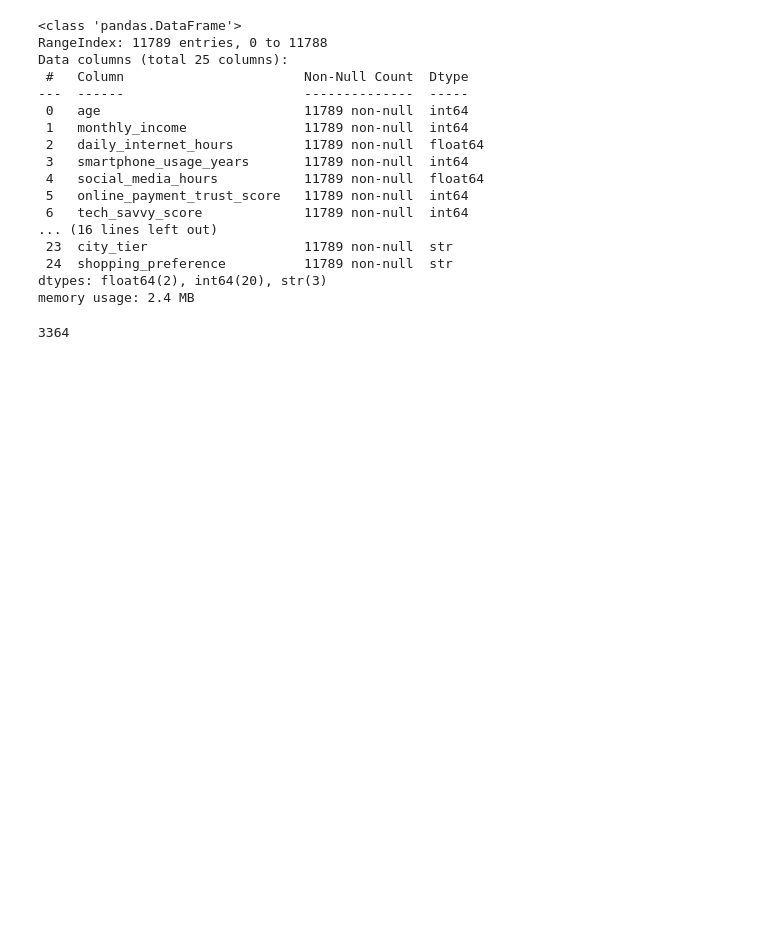
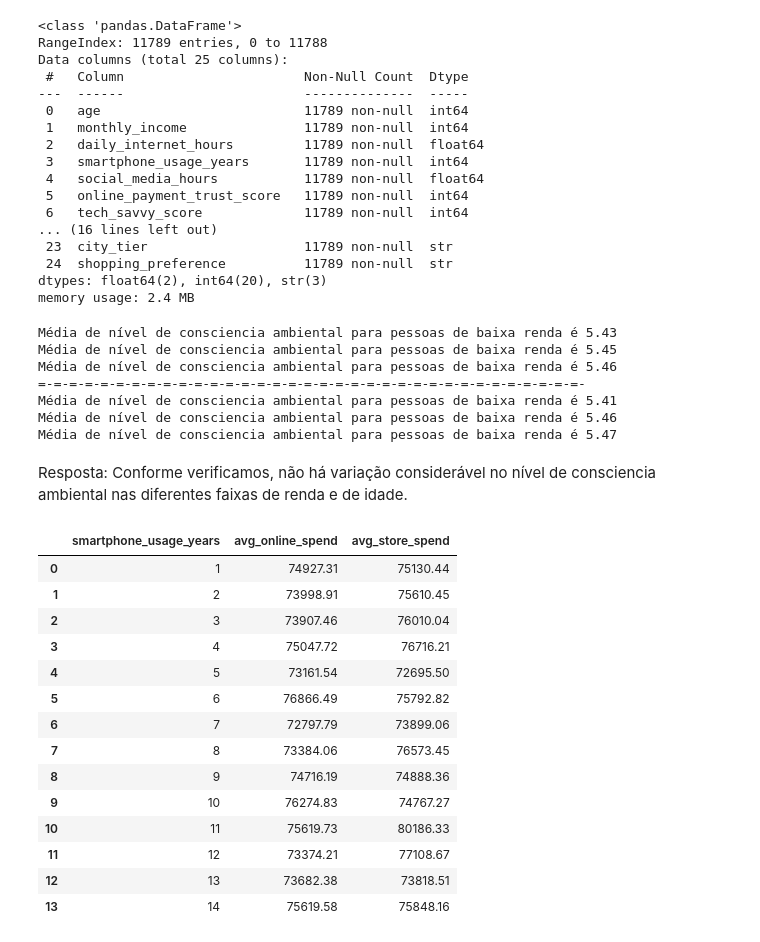
Before and after one commit to Tianeto/projeto_final_tec_prog, a Jupyter notebook: projeto_analise_compras.ipynb, the cells around one changed output. Saved outputs shown, nothing was run; the diff lists cells and outputs as text; code cells hidden in the pictures; blank space fills up the shorter version.

```diff
--- a/projeto_analise_compras.ipynb
+++ b/projeto_analise_compras.ipynb
@@ -18,3 +18,6 @@ compras.head()
 | 3 | 32 | 53170 | 6.4 | 11 | 0.7 | ... |
 | 4 | 60 | 244016 | 6.0 | 5 | 0.7 | ... |
 5 rows × 25 columns
+# %%
+compras['city_tier'] = compras['city_tier'].str.replace('Tier ', '')
+compras.head()
@@ -109,8 +121,67 @@ compras['age'].sort_values().unique()
 # Faixa 2 - 36 a 55 anos
 # Faixa 3 - 56 a 79 anos
 faixa1 = compras['age'] <= 35
-print(faixa1.sum())
+faixa2 = (compras['age'] >= 36) & (compras['age'] <= 55)
+faixa3 = (compras['age'] >= 56) & (compras['age'] <= 79)
+
+#Calculando a media do nível de consciencia ambiental por faixa etária
+media_consc_ambiental_f1 = compras[faixa1]['environmental_awareness'].mean().round(2)
+media_consc_ambiental_f2 = compras[faixa2]['environmental_awareness'].mean().round(2)
+media_consc_ambiental_f3 = compras[faixa3]['environmental_awareness'].mean().round(2)
+print(f'Média de nível de consciencia ambiental para pessoas de baixa renda é {media_consc_ambiental_f1}')
+print(f'Média de nível de consciencia ambiental para pessoas de baixa renda é {media_consc_ambiental_f2}')
+print(f'Média de nível de consciencia ambiental para pessoas de baixa renda é {media_consc_ambiental_f3}')
+
+# Verificando a faixa de renda do dataset
+compras['monthly_income'].describe()
+
+# Definindo as 3 faixas de renda
+baixa_renda = compras['monthly_income'] <= 72450
+media_renda = (compras['monthly_income'] > 72450) & (compras['monthly_income'] <= 190505)
+alta_renda = compras['monthly_income'] > 190505
+
+# Calculando a media do nível de consciencia ambiental por faixa etária
+media_baixa_renda = compras[baixa_renda]['environmental_awareness'].mean().round(2)
+media_media_renda = compras[media_renda]['environmental_awareness'].mean().round(2)
+media_alta_renda = compras[alta_renda]['environmental_awareness'].mean().round(2)
+print('=-' * 35)
+print(f'Média de nível de consciencia ambiental para pessoas de baixa renda é {media_baixa_renda}')
+print(f'Média de nível de consciencia ambiental para pessoas de baixa renda é {media_media_renda}')
+print(f'Média de nível de consciencia ambiental para pessoas de baixa renda é {media_alta_renda}')
 # %% [output]
-3364
+Média de nível de consciencia ambiental para pessoas de baixa renda é 5.43
+Média de nível de consciencia ambiental para pessoas de baixa renda é 5.45
+Média de nível de consciencia ambiental para pessoas de baixa renda é 5.46
+=-=-=-=-=-=-=-=-=-=-=-=-=-=-=-=-=-=-=-=-=-=-=-=-=-=-=-=-=-=-=-=-=-=-=-
+Média de nível de consciencia ambiental para pessoas de baixa renda é 5.41
+Média de nível de consciencia ambiental para pessoas de baixa renda é 5.46
+Média de nível de consciencia ambiental para pessoas de baixa renda é 5.47
+# %% [markdown]
+Resposta: Conforme verificamos, não há variação considerável no nível de consciencia ambiental nas
+       diferentes faixas de renda e de idade.
 # %%
 # 2. A quantidade de anos de uso do smartphone influencia na quantidade de compras online?
+
+
+# Agrupando por anos de uso e calculando a média de gastos para cada ano
+media_gasto_online_store = compras.groupby('smartphone_usage_years')[['avg_online_spend', 'avg_store_spend']].mean().round(2).reset_index()
+
+
+# Verificando os resultados
+display(media_gasto_online_store.sort_index())
+# %% [output]
+|  | smartphone_usage_years | avg_online_spend | avg_store_spend |
+| 0 | 1 | 74927.31 | 75130.44 |
+| 1 | 2 | 73998.91 | 75610.45 |
+| 2 | 3 | 73907.46 | 76010.04 |
+| 3 | 4 | 75047.72 | 76716.21 |
+| 4 | 5 | 73161.54 | 72695.50 |
+| 5 | 6 | 76866.49 | 75792.82 |
+| 6 | 7 | 72797.79 | 73899.06 |
+| 7 | 8 | 73384.06 | 76573.45 |
+| 8 | 9 | 74716.19 | 74888.36 |
+| 9 | 10 | 76274.83 | 74767.27 |
+| 10 | 11 | 75619.73 | 80186.33 |
+| 11 | 12 | 73374.21 | 77108.67 |
+| 12 | 13 | 73682.38 | 73818.51 |
+| 13 | 14 | 75619.58 | 75848.16 |
```
Also changed, not shown: parts of 13 cells of this notebook.
